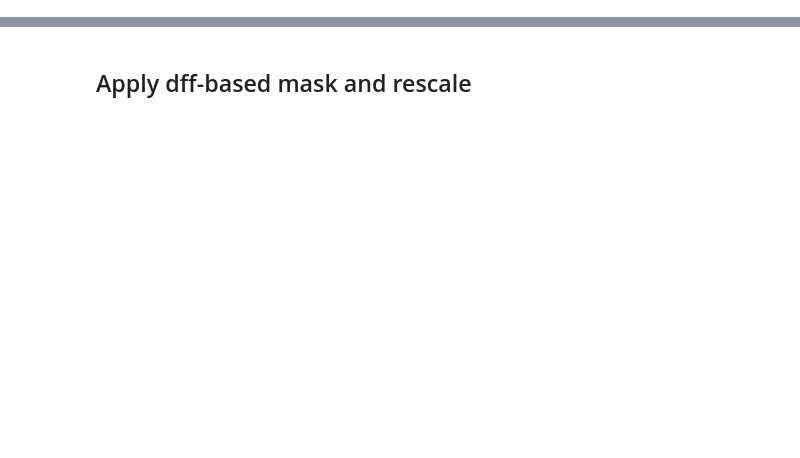
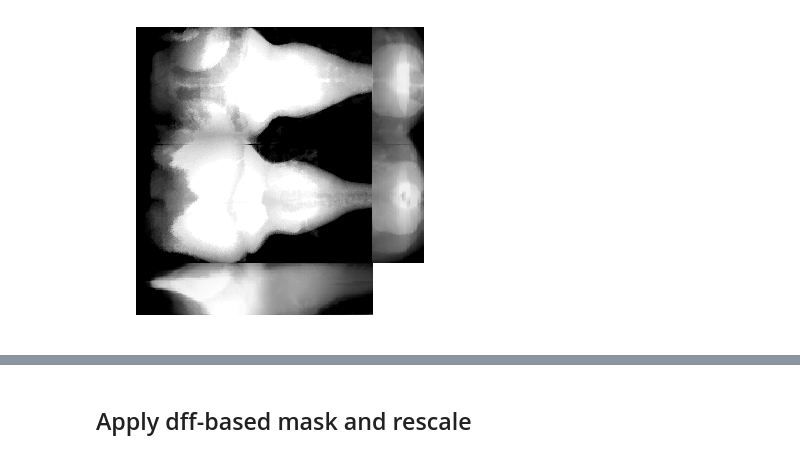
Before and after one commit to Yumuu/ngm, a Jupyter notebook: notebooks/save-projections.ipynb, the cells around one changed output, grey strips where cells are left out. Saved outputs shown, nothing was run; the diff lists cells and outputs as text; code cells hidden in the pictures; blank space fills up the shorter version.

```diff
--- a/notebooks/save-projections.ipynb
+++ b/notebooks/save-projections.ipynb
@@ -14,4 +15,12 @@ def guess_experimenter(fname):
             return 'davis'
         else:
             return ''
+
+def tidy_up_mask(im):
+    from skimage.morphology import disk, binary_opening, remove_small_objects, remove_small_holes
+    im_ = im.copy()
+    im_ = binary_opening(im_, disk(3))
+    im_ = remove_small_objects(im_, min_size=500)
+    im_ = remove_small_holes(im_, min_size=5000)
+    return im_
 # %%
@@ -174,6 +173,22 @@ def save_ims(kv, dest_dir):
     val = kv[1]
     fname = 't_{:06d}.tif'.format(key)
     imsave(dest_dir + fname, val, compress=1)
+# %%
+mask = ref > fill_val * 1.03
+#mask = np.array([tidy_up_mask(m) for m in mask])
+
+y_lim = np.abs(np.array([min(trans[1,:]), max(trans[1,:])])).astype('int')
+x_lim = np.abs(np.array([min(trans[2,:]), max(trans[2,:])])).astype('int')
+mask = np.array([tidy_up_mask(m) for m in mask])
+
+mask[:,:,:x_lim[0]] = False
+mask[:,:,-x_lim[1]:] = False
+mask[:,:y_lim[0],:] = False
+mask[:,-y_lim[1]:,:] = False
+
+proj_plot(mask, np.mean, aspect=aspect, interpolation='None');
+# %% [output]
+[figure, added]
 # %%
 %%time
 # take 300s baseline
```
Also changed, not shown: parts of 15 cells of this notebook.
